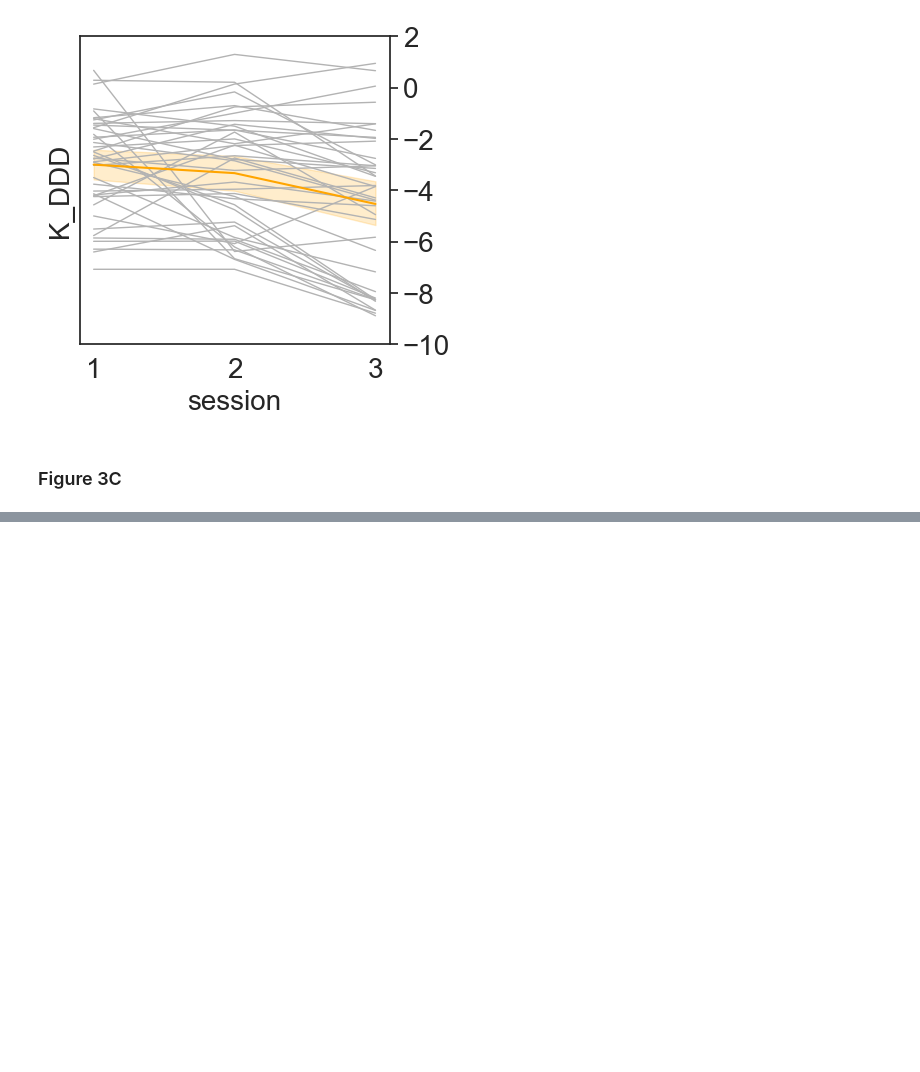
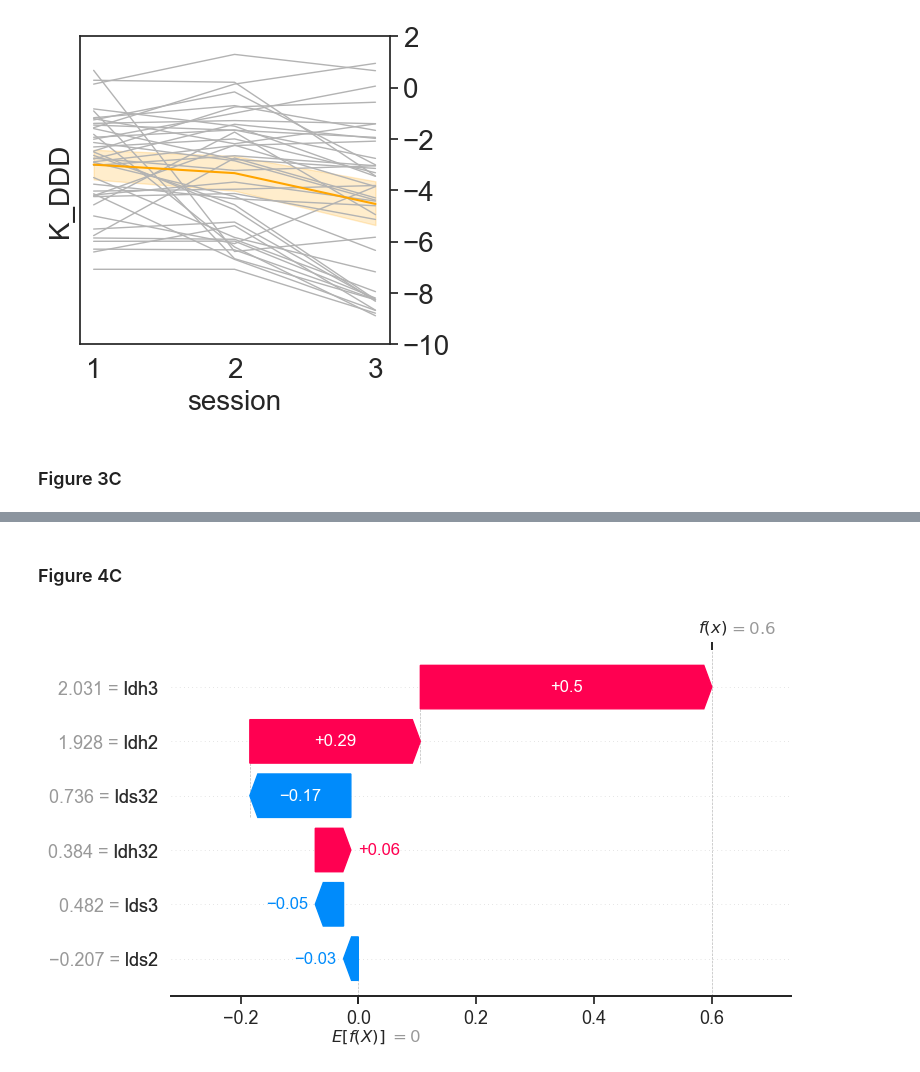
Before and after one commit to erlichlab/gpstress, a Jupyter notebook: src/analysis/master.ipynb, the cells around one changed output, grey strips where cells are left out. Saved outputs shown, nothing was run; the diff lists cells and outputs as text; code cells hidden in the pictures; blank space fills up the shorter version.

```diff
--- a/src/analysis/master.ipynb
+++ b/src/analysis/master.ipynb
@@ -101,0 +236,7 @@ for item in ([ax.title, ax.xaxis.label, ax.yaxis.label] +
+# %% [markdown]
+### Figure 4C
+# %%
+shap.plots.waterfall(ws_shapCV[4])
+#plt.savefig("../../figs/wsSHAPh.pdf",dpi=700, bbox_inches = 'tight')
+# %% [output]
+[figure, added]
```
Also changed, not shown: parts of 30 cells of this notebook.
